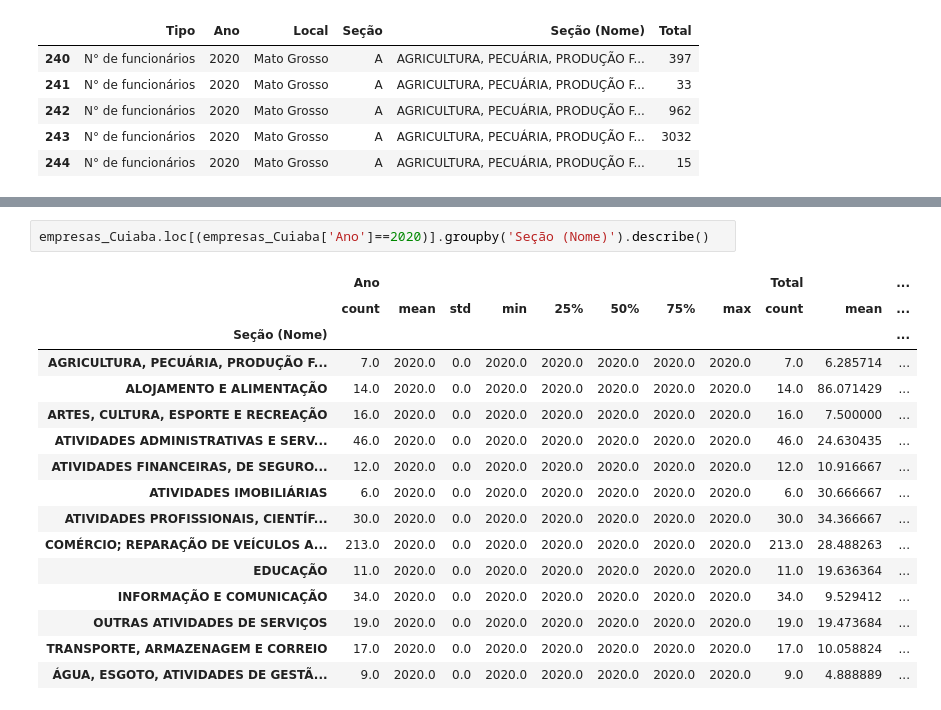
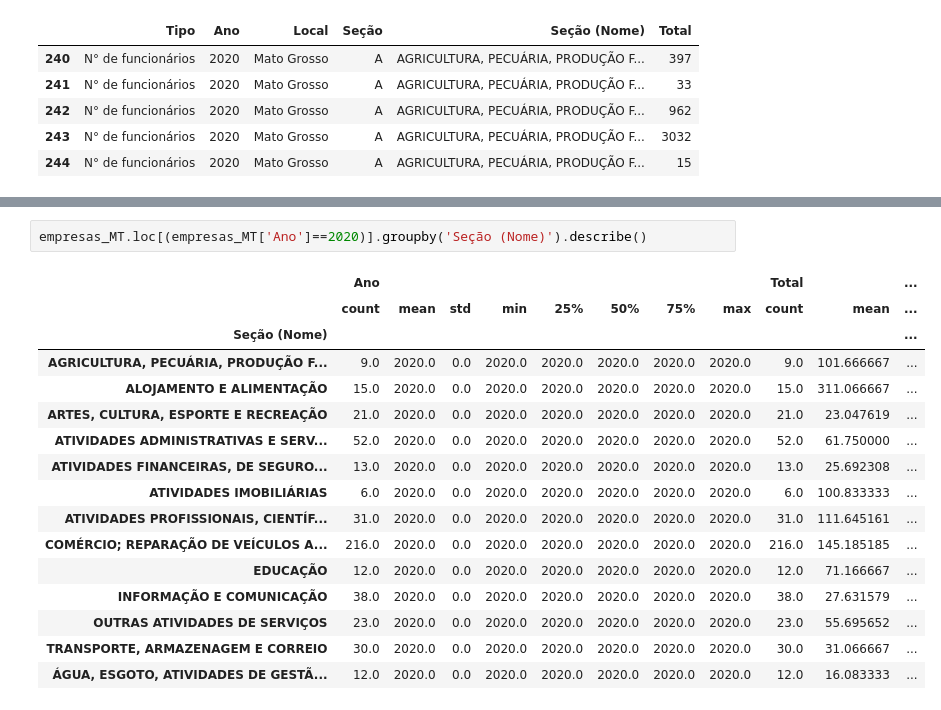
Before and after one commit to paulorobertolds/monograph, a Jupyter notebook: Setor_de_Serviços.ipynb, the cells around one changed output, grey strips where cells are left out. Drawn from its saved outputs; the diff is of its cells as text.

```diff
--- a/Setor_de_Serviços.ipynb
+++ b/Setor_de_Serviços.ipynb
@@ -209,21 +209,21 @@ empresas_MT.loc[(empresas_MT['Ano']==2009)].groupby('Seção (Nome)').describe()
 | TRANSPORTE, ARMAZENAGEM E CORREIO | 34.0 | 2009.0 | 0.0 | 2009.0 | 2009.0 | 2009.0 | 2009.0 | 2009.0 | 34.0 | 18.529412 | ... |
 | ÁGUA, ESGOTO, ATIVIDADES DE GESTÃ... | 11.0 | 2009.0 | 0.0 | 2009.0 | 2009.0 | 2009.0 | 2009.0 | 2009.0 | 11.0 | 8.545455 | ... |
 # %%
-empresas_Cuiaba.loc[(empresas_Cuiaba['Ano']==2020)].groupby('Seção (Nome)').describe()
+empresas_MT.loc[(empresas_MT['Ano']==2020)].groupby('Seção (Nome)').describe()
 # %% [output]
 |  | Ano |  |  |  |  |  |  |  | Total |  | ... |
 |  | count | mean | std | min | 25% | 50% | 75% | max | count | mean | ... |
 | Seção (Nome) |  |  |  |  |  |  |  |  |  |  | ... |
-| AGRICULTURA, PECUÁRIA, PRODUÇÃO F... | 7.0 | 2020.0 | 0.0 | 2020.0 | 2020.0 | 2020.0 | 2020.0 | 2020.0 | 7.0 | 6.285714 | ... |
-| ALOJAMENTO E ALIMENTAÇÃO | 14.0 | 2020.0 | 0.0 | 2020.0 | 2020.0 | 2020.0 | 2020.0 | 2020.0 | 14.0 | 86.071429 | ... |
-| ARTES, CULTURA, ESPORTE E RECREAÇÃO | 16.0 | 2020.0 | 0.0 | 2020.0 | 2020.0 | 2020.0 | 2020.0 | 2020.0 | 16.0 | 7.500000 | ... |
-| ATIVIDADES ADMINISTRATIVAS E SERV... | 46.0 | 2020.0 | 0.0 | 2020.0 | 2020.0 | 2020.0 | 2020.0 | 2020.0 | 46.0 | 24.630435 | ... |
-| ATIVIDADES FINANCEIRAS, DE SEGURO... | 12.0 | 2020.0 | 0.0 | 2020.0 | 2020.0 | 2020.0 | 2020.0 | 2020.0 | 12.0 | 10.916667 | ... |
-| ATIVIDADES IMOBILIÁRIAS | 6.0 | 2020.0 | 0.0 | 2020.0 | 2020.0 | 2020.0 | 2020.0 | 2020.0 | 6.0 | 30.666667 | ... |
-| ATIVIDADES PROFISSIONAIS, CIENTÍF... | 30.0 | 2020.0 | 0.0 | 2020.0 | 2020.0 | 2020.0 | 2020.0 | 2020.0 | 30.0 | 34.366667 | ... |
-| COMÉRCIO; REPARAÇÃO DE VEÍCULOS A... | 213.0 | 2020.0 | 0.0 | 2020.0 | 2020.0 | 2020.0 | 2020.0 | 2020.0 | 213.0 | 28.488263 | ... |
-| EDUCAÇÃO | 11.0 | 2020.0 | 0.0 | 2020.0 | 2020.0 | 2020.0 | 2020.0 | 2020.0 | 11.0 | 19.636364 | ... |
-| INFORMAÇÃO E COMUNICAÇÃO | 34.0 | 2020.0 | 0.0 | 2020.0 | 2020.0 | 2020.0 | 2020.0 | 2020.0 | 34.0 | 9.529412 | ... |
-| OUTRAS ATIVIDADES DE SERVIÇOS | 19.0 | 2020.0 | 0.0 | 2020.0 | 2020.0 | 2020.0 | 2020.0 | 2020.0 | 19.0 | 19.473684 | ... |
-| TRANSPORTE, ARMAZENAGEM E CORREIO | 17.0 | 2020.0 | 0.0 | 2020.0 | 2020.0 | 2020.0 | 2020.0 | 2020.0 | 17.0 | 10.058824 | ... |
-| ÁGUA, ESGOTO, ATIVIDADES DE GESTÃ... | 9.0 | 2020.0 | 0.0 | 2020.0 | 2020.0 | 2020.0 | 2020.0 | 2020.0 | 9.0 | 4.888889 | ... |
+| AGRICULTURA, PECUÁRIA, PRODUÇÃO F... | 9.0 | 2020.0 | 0.0 | 2020.0 | 2020.0 | 2020.0 | 2020.0 | 2020.0 | 9.0 | 101.666667 | ... |
+| ALOJAMENTO E ALIMENTAÇÃO | 15.0 | 2020.0 | 0.0 | 2020.0 | 2020.0 | 2020.0 | 2020.0 | 2020.0 | 15.0 | 311.066667 | ... |
+| ARTES, CULTURA, ESPORTE E RECREAÇÃO | 21.0 | 2020.0 | 0.0 | 2020.0 | 2020.0 | 2020.0 | 2020.0 | 2020.0 | 21.0 | 23.047619 | ... |
+| ATIVIDADES ADMINISTRATIVAS E SERV... | 52.0 | 2020.0 | 0.0 | 2020.0 | 2020.0 | 2020.0 | 2020.0 | 2020.0 | 52.0 | 61.750000 | ... |
+| ATIVIDADES FINANCEIRAS, DE SEGURO... | 13.0 | 2020.0 | 0.0 | 2020.0 | 2020.0 | 2020.0 | 2020.0 | 2020.0 | 13.0 | 25.692308 | ... |
+| ATIVIDADES IMOBILIÁRIAS | 6.0 | 2020.0 | 0.0 | 2020.0 | 2020.0 | 2020.0 | 2020.0 | 2020.0 | 6.0 | 100.833333 | ... |
+| ATIVIDADES PROFISSIONAIS, CIENTÍF... | 31.0 | 2020.0 | 0.0 | 2020.0 | 2020.0 | 2020.0 | 2020.0 | 2020.0 | 31.0 | 111.645161 | ... |
+| COMÉRCIO; REPARAÇÃO DE VEÍCULOS A... | 216.0 | 2020.0 | 0.0 | 2020.0 | 2020.0 | 2020.0 | 2020.0 | 2020.0 | 216.0 | 145.185185 | ... |
+| EDUCAÇÃO | 12.0 | 2020.0 | 0.0 | 2020.0 | 2020.0 | 2020.0 | 2020.0 | 2020.0 | 12.0 | 71.166667 | ... |
+| INFORMAÇÃO E COMUNICAÇÃO | 38.0 | 2020.0 | 0.0 | 2020.0 | 2020.0 | 2020.0 | 2020.0 | 2020.0 | 38.0 | 27.631579 | ... |
+| OUTRAS ATIVIDADES DE SERVIÇOS | 23.0 | 2020.0 | 0.0 | 2020.0 | 2020.0 | 2020.0 | 2020.0 | 2020.0 | 23.0 | 55.695652 | ... |
+| TRANSPORTE, ARMAZENAGEM E CORREIO | 30.0 | 2020.0 | 0.0 | 2020.0 | 2020.0 | 2020.0 | 2020.0 | 2020.0 | 30.0 | 31.066667 | ... |
+| ÁGUA, ESGOTO, ATIVIDADES DE GESTÃ... | 12.0 | 2020.0 | 0.0 | 2020.0 | 2020.0 | 2020.0 | 2020.0 | 2020.0 | 12.0 | 16.083333 | ... |
```
Also changed, not shown: parts of 5 cells of this notebook.
